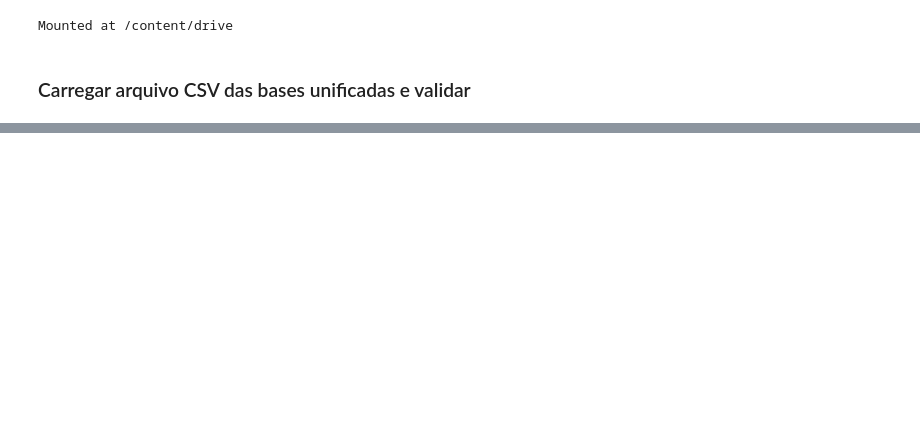
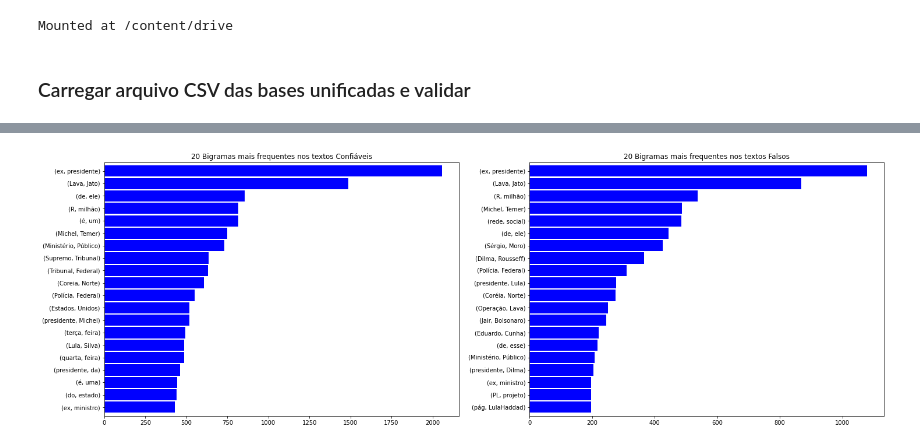
Before and after one commit to caesarcc/pucminas-tcc-fake-news-detection, a Jupyter notebook: passo04_analise_exploracao.ipynb, the cells around one changed output, grey strips where cells are left out. Cells and saved outputs as stored; diff of their text form; code cells hidden in the pictures; blank space fills up the shorter version.

```diff
--- a/passo04_analise_exploracao.ipynb
+++ b/passo04_analise_exploracao.ipynb
@@ -147,16 +45,0 @@ display(f"Qtde linhas antes: {antes}, depois: {dados.shape[0]}, removido: {antes
-# %%
-dados_menos_100_palavras = dados[dados["qtde_palavras"]<100]
-
-# Calcula quantidade de palavras duplicadas
-def confere_duplicidade(coluna_busca):
-  conjunto_palavras = set(re.findall(r"[\w']+", coluna_busca))
-  dados_sem_busca = dados_menos_100_palavras.drop(dados.index[dados['texto_limpo'] == coluna_busca])
-  dados_sem_busca['duplicado_corrente'] = dados_sem_busca.texto_limpo.apply(lambda texto: len(conjunto_palavras.intersection(set(re.findall(r"[\w']+", texto)))))
-  return int(dados_sem_busca['duplicado_corrente'].max())
-
-dados['qtde_palavras_duplicadas'] = dados[dados["qtde_palavras"]<100].texto_limpo.apply(confere_duplicidade)
-# %%
-antes = dados.shape[0]
-dados = dados[((dados['qtde_palavras_duplicadas'] / dados["qtde_palavras"])<0.5) | (dados['qtde_palavras_duplicadas'].isnull())]
-dados.drop('qtde_palavras_duplicadas', axis=1, inplace=True)
-display(f"Qtde linhas antes: {antes}, depois: {dados.shape[0]}, removido: {antes-dados.shape[0]}")
@@ -169,7 +45,0 @@ Stemming (palavra resultante pode não existir, apenas reduz a dimencionalidade)
-# %%
-nlp = pt_core_news_sm.load()
-# Remover stopwords e lematizar setenças, a pontuação foi mantida token.is_punct (pontuação)
-dados["texto_processado"] = dados.texto_limpo.apply(
-    lambda texto: " ".join([token.lemma_ for token in nlp(texto) if not token.is_stop]))
-# Atualiza quantidade de palavras para texto processado, texto limpo não será mais usado
-dados["qtde_palavras"] = dados.texto_processado.apply(lambda texto: len(re.findall(r"[\w']+", texto)))
@@ -244,0 +106,17 @@ dados.to_csv('dados/fakebr_corpus_processado.csv', sep = ',', index = True)
+# %%
+# Coleta todas palavras e remove pontuação para facilitar vizualização
+palavras_confiavel = re.sub(' +', ' ', re.sub(r'[^a-zA-ZÀ-ÿ]', ' ',
+              ' '.join(dados[dados['classe']==0]['texto_processado'])))
+palavras_falsa = re.sub(' +', ' ', re.sub(r'[^a-zA-ZÀ-ÿ]', ' ',
+              ' '.join(dados[dados['classe']==1]['texto_processado'])))
+
+def avaliar_ngrams(corpus, title, n=2, top=20, plot_pos=None):
+  serie_plot = (pd.Series(nltk.ngrams(corpus.split(), n)).value_counts())[:top]
+  serie_plot.sort_values().plot.barh(color='blue', width=.9, ax=plot_pos, title=title, figsize=(24, 8))
+# %%
+fig, axes = plt.subplots(nrows=1, ncols=2)
+avaliar_ngrams(palavras_confiavel, '20 Bigramas mais frequentes nos textos Confiáveis', plot_pos=axes[0])
+avaliar_ngrams(palavras_falsa, '20 Bigramas mais frequentes nos textos Falsos', plot_pos=axes[1])
+#Penso em futuramente remover os primeiros ítems para evitar viés, e ou atualizar o corpus com notícias atuais, pois representa um ponto no tempo
+# %% [output]
+[figure, added]
```
Also changed, not shown: parts of 37 cells of this notebook.
